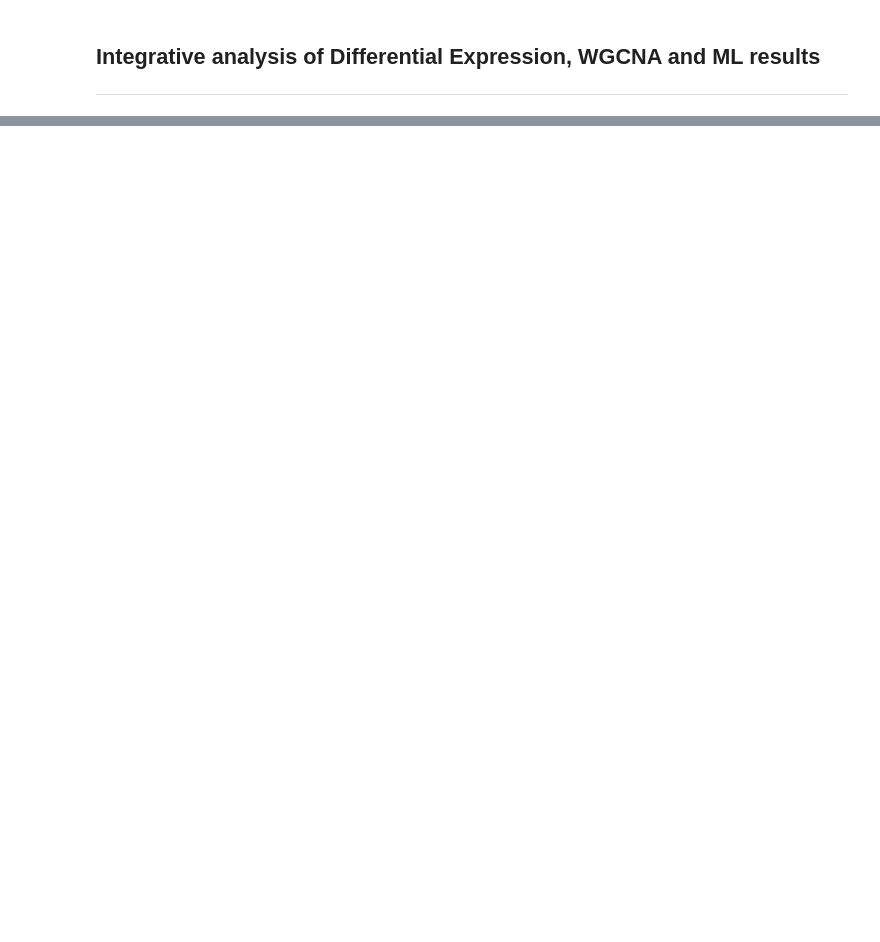
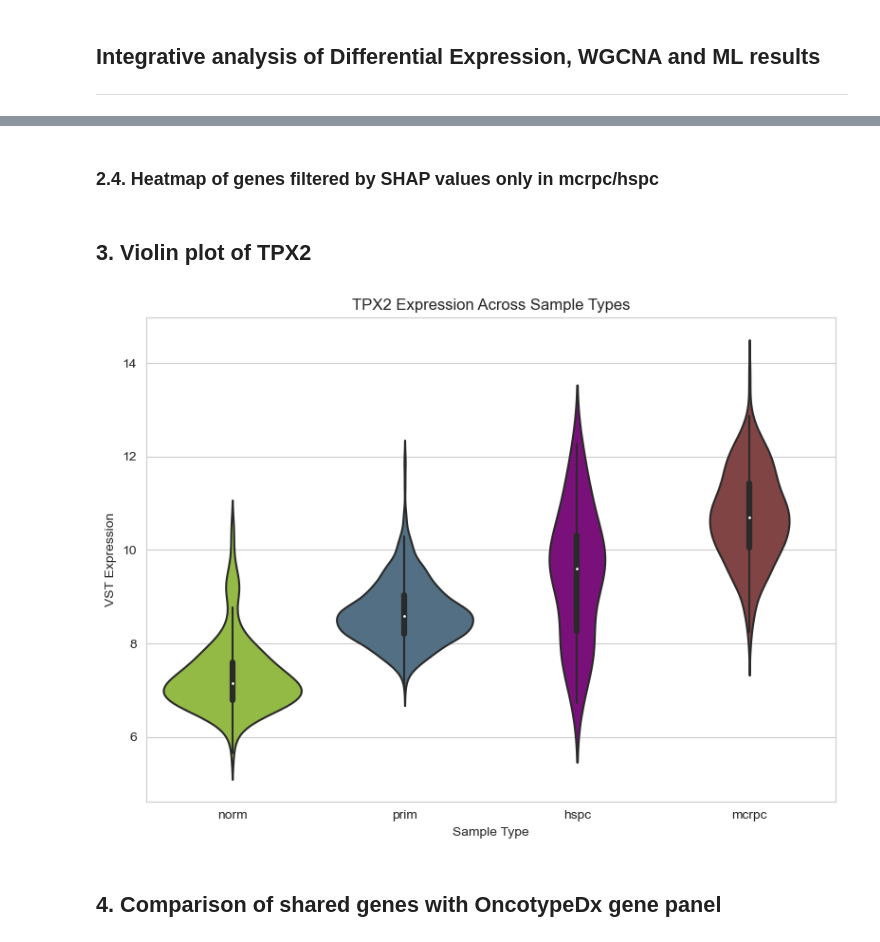
Before and after one commit to CarlosUziel/pca_wgcna_ml, a Jupyter notebook: notebooks/contrasts_intersecting_genes.ipynb, the cells around one changed output, grey strips where cells are left out. Cells and saved outputs as stored; diff of their text form; code cells hidden in the pictures; blank space fills up the shorter version.

Commit message:
Redo integrative analysis figures.

```diff
--- a/notebooks/contrasts_intersecting_genes.ipynb
+++ b/notebooks/contrasts_intersecting_genes.ipynb
@@ -27,3 +35,21 @@ org_db = OrgDB("Homo sapiens")
+# %%
+ANNOT_DF = pd.read_csv(ROOT_PATH / "data" / "samples_annotation.csv", index_col=0)
+
+VST_DF = pd.read_csv(
+    ROOT_PATH / "deseq2" / "sample_type_hspc+mcrpc+norm+prim__vst.csv", index_col=0
+)
+VST_DF.index = map_gene_id(VST_DF.index, org_db, "ENSEMBL", "SYMBOL")
+VST_DF = VST_DF.loc[~VST_DF.index.str.contains("/", na=False)]
+VST_DF = VST_DF.loc[VST_DF.index.dropna().drop_duplicates(keep=False)]
+
+CONTRASTS_LEVELS_COLORS = {
+    "mcrpc": "#8B3A3A",
+    "prim": "#4A708B",
+    "hspc": "#8B008B",
+    "norm": "#9ACD32",
+}
+
+CONTRASTS_LEVELS_ORDER = ["norm", "prim", "hspc", "mcrpc"]
 # %% [markdown]
 ## Integrative analysis of Differential Expression, WGCNA and ML results
 
@@ -228,0 +283,2 @@ print(
+# %% [markdown]
+### 2.4. Heatmap of genes filtered by SHAP values only in mcrpc/hspc
@@ -228,0 +325,42 @@ print(
+# %% [markdown]
+## 3. Violin plot of TPX2
+# %%
+import seaborn as sns
+import matplotlib.pyplot as plt
+
+# Get TPX2 expression data
+tpx2_vst = VST_DF.loc["TPX2"]
+
+# Create a DataFrame for plotting
+plot_df = pd.DataFrame(
+    {
+        "VST Expression": tpx2_vst,
+        "Sample Type": ANNOT_DF.loc[tpx2_vst.index, "sample_type"],
+    }
+)
+
+# Set style and figure size
+plt.figure(figsize=(8, 6))
+sns.set_style("whitegrid")
+
+# Create violin plot
+sns.violinplot(
+    data=plot_df,
+    x="Sample Type",
+    y="VST Expression",
+    order=CONTRASTS_LEVELS_ORDER,  # Use predefined order: norm -> prim -> hspc -> mcrpc
+    palette=CONTRASTS_LEVELS_COLORS,  # Use predefined colors for sample types
+)
+
+# Customize plot
+plt.title("TPX2 Expression Across Sample Types")
+plt.xticks()
+plt.tight_layout()
+
+# Save plot
+plt.savefig(FIGURES_PATH / "tpx2_expression_violin.pdf")
+plt.show()
+# %% [output]
+[figure, added]
+# %% [markdown]
+## 4. Comparison of shared genes with OncotypeDx gene panel
```
Also changed, not shown: parts of 58 cells of this notebook.
